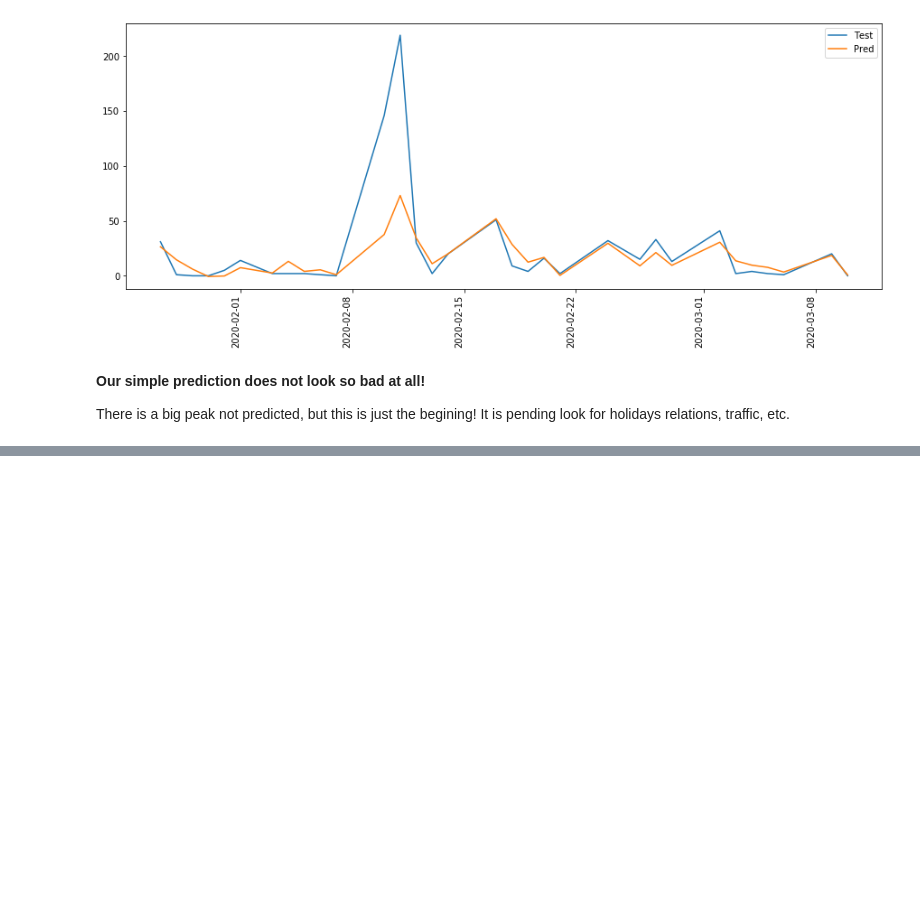
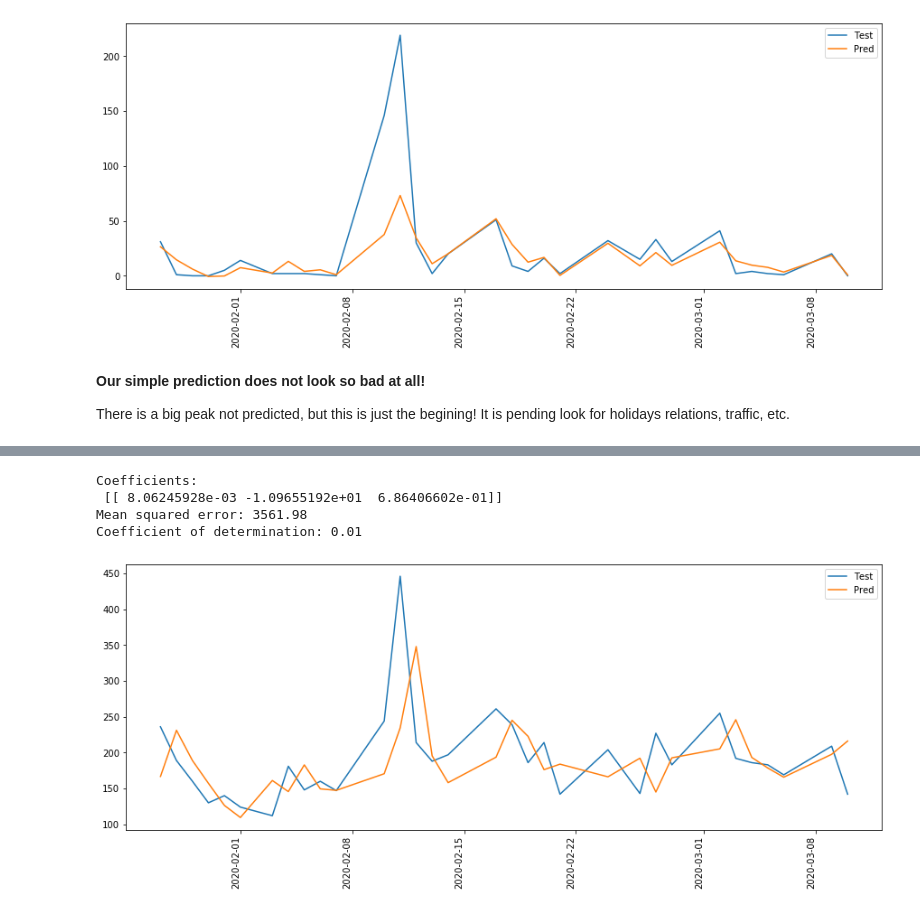
Before and after one commit to akanelson/ds4a, a Jupyter notebook: initial_exploratory_analysis/05 - EDA - First Approach.ipynb, the cells around one changed output, grey strips where cells are left out. Drawn from its saved outputs; the diff is of its cells as text; code cells hidden in the pictures; blank space fills up the shorter version.

```diff
--- a/initial_exploratory_analysis/05 - EDA - First Approach.ipynb
+++ b/initial_exploratory_analysis/05 - EDA - First Approach.ipynb
@@ -711,0 +714,4 @@ There is a big peak not predicted, but this is just the begining! It is pending
+# %%
+df_X, df_y = df[condition][['drivers', 'DOW']].copy(), df[condition][['itineraries']].copy()
+X, y = df_X.to_numpy(), df_y.to_numpy()
+dates = df[condition][['drivers', 'DOW']].index.tolist()
@@ -711,0 +757,7 @@ There is a big peak not predicted, but this is just the begining! It is pending
+# %%
+df_X['itineraries_prev_day'] = df[condition]['itineraries']
+df_X['itineraries'] = df[condition]['itineraries']
+df_X.reset_index(drop=True, inplace=True)
+# %%
+for i in range(1, len(df_X)):
+    df_X.loc[i, 'itineraries_prev_day'] = df_X.loc[i-1, 'itineraries']
@@ -711,0 +766,34 @@ There is a big peak not predicted, but this is just the begining! It is pending
+# %%
+X, y = df_X.to_numpy(), df_y.to_numpy()
+dates = df[condition][['drivers', 'DOW']].index.tolist()
+X_train, X_test = X[1:100], X[100:]
+y_train, y_test = y[1:100], y[100:]
+dates_train = dates[1:100]
+dates_test = dates[100:]
+
+regr = linear_model.LinearRegression(normalize=False)
+
+regr.fit(X_train, y_train)
+
+print('Coefficients: \n', regr.coef_)
+
+y_pred = regr.predict(X_test)
+
+# The mean squared error
+print('Mean squared error: %.2f'
+      % mean_squared_error(y_test, y_pred))
+
+# The coefficient of determination: 1 is perfect prediction
+print('Coefficient of determination: %.2f'
+      % r2_score(y_test, y_pred))
+
+df_pred = pd.DataFrame({'Test': y_test.flatten(), 'Pred': y_pred.flatten()}, index=dates_test)
+
+df_pred.plot(figsize=(15,6));
+plt.xticks(rotation=90);
+# %% [output]
+Coefficients:
+ [[ 8.06245928e-03 -1.09655192e+01  6.86406602e-01]]
+Mean squared error: 3561.98
+Coefficient of determination: 0.01
+[figure, added]
```
Also changed, not shown: parts of 13 cells of this notebook, 2 other files.
